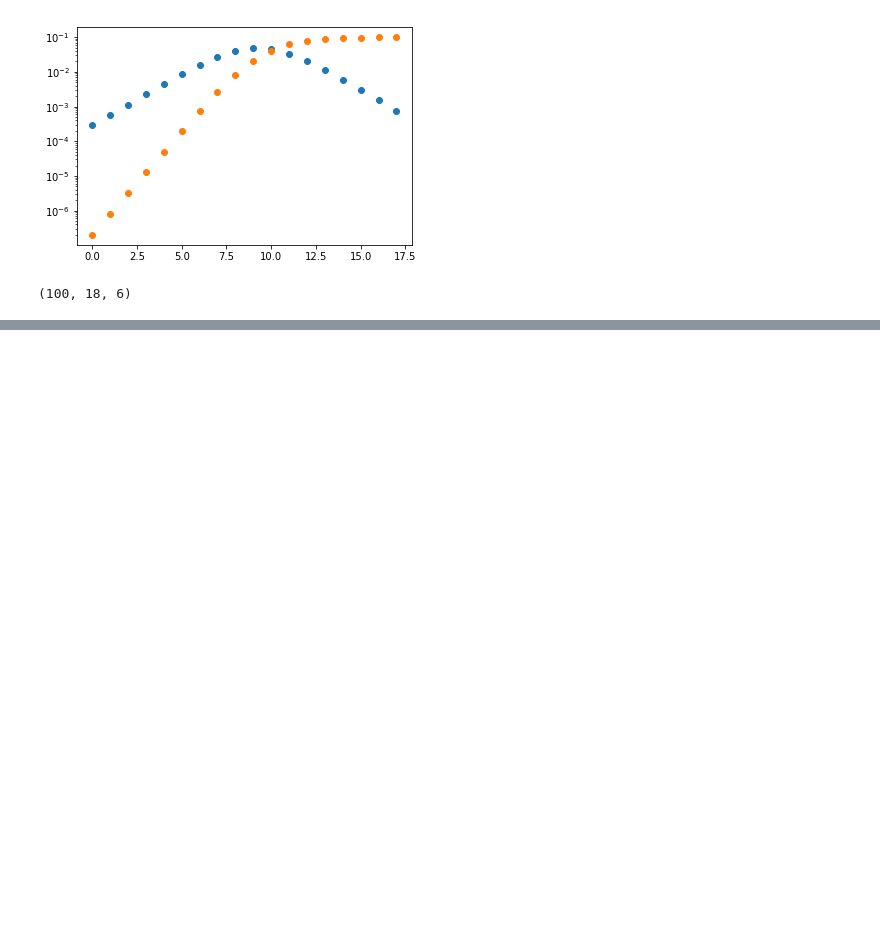
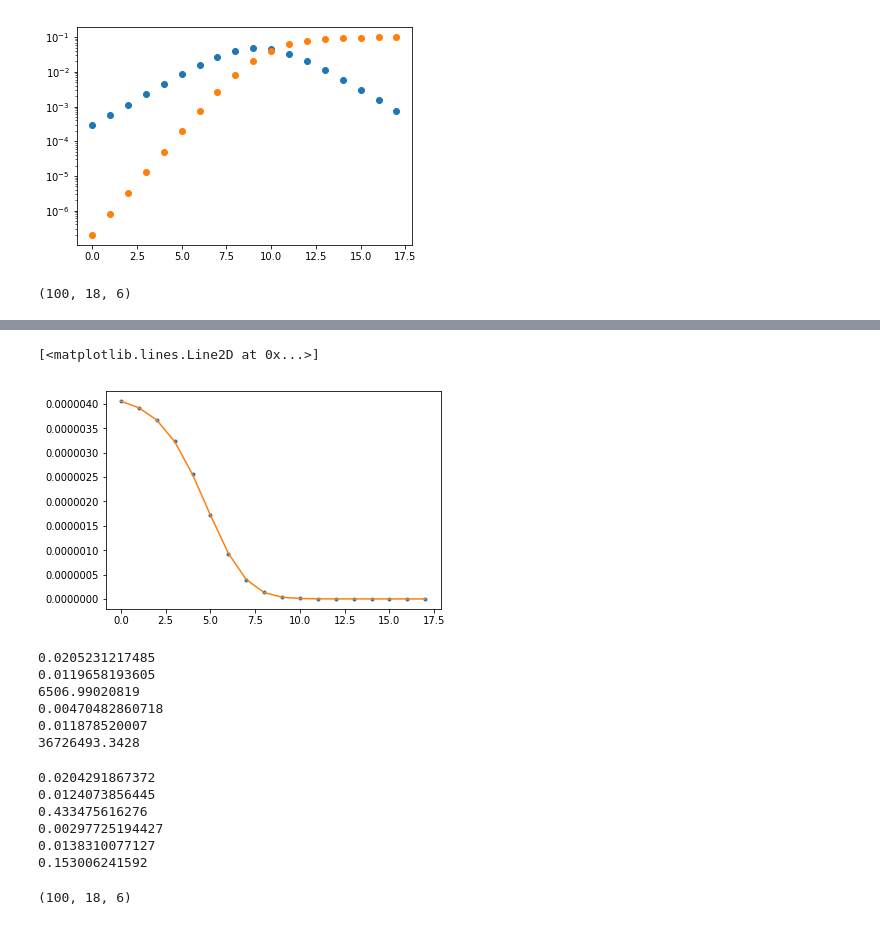
Before and after one commit to mcfitzgerald/grad_gitrdone, a Jupyter notebook: newest.ipynb, the cells around one changed output, grey strips where cells are left out. Cells and saved outputs as stored; diff of their text form; code cells hidden in the pictures; blank space fills up the shorter version.

```diff
--- a/newest.ipynb
+++ b/newest.ipynb
@@ -160,0 +218,30 @@ plt.semilogy(wymMMLL_0,'.')
+# %%
+plt.plot(br2_wymMM_0,'.')
+plt.plot(signal.savgol_filter(br2_wymMM_0,window_length=5,polyorder=3))
+# %% [output]
+[<matplotlib.lines.Line2D at 0x...>]
+[figure, added]
+# %%
+for i in [wymL_0, wymM_0, wymMM_0, wymML_0, wymMML_0, wymMMLL_0]:
+    print(smdev(i))
+# %% [output]
+0.0205231217485
+0.0119658193605
+6506.99020819
+0.00470482860718
+0.011878520007
+36726493.3428
+# %%
+for i in [br2_wymL_0, br2_wymM_0, br2_wymMM_0, br2_wymML_0, br2_wymMML_0, br2_wymMMLL_0]:
+    print(smdev(i))
+# %% [output]
+0.0204291867372
+0.0124073856445
+0.433475616276
+0.00297725194427
+0.0138310077127
+0.153006241592
+# %%
+wymar[0].shape
+# %% [output]
+(100, 18, 6)
```
Also changed, not shown: parts of 25 cells of this notebook, 1 other file.
